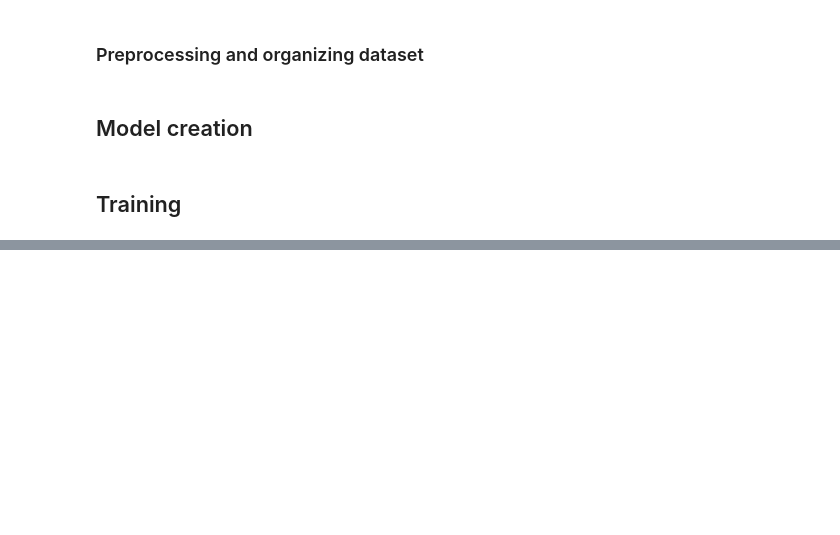
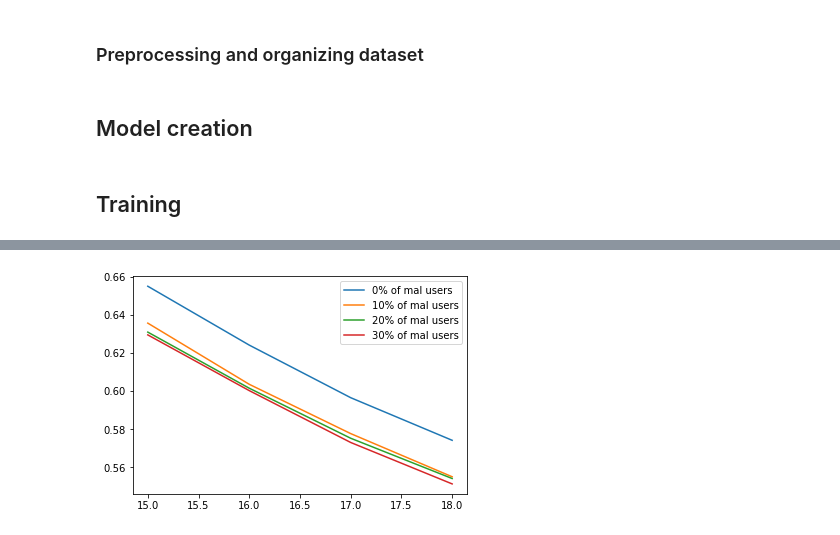
Before and after one commit to nikosgalanis/data-poisoning-defense-fl, a Jupyter notebook: Federated_Training/poison_mnist_fed.ipynb, the cells around one changed output, grey strips where cells are left out. Cells and saved outputs as stored; diff of their text form; code cells hidden in the pictures; blank space fills up the shorter version.

```diff
--- a/Federated_Training/poison_mnist_fed.ipynb
+++ b/Federated_Training/poison_mnist_fed.ipynb
@@ -380,0 +350,10 @@ plt.show()
+# %%
+epochs = [x for x in range(0, n_train_epochs)]
+for cnt, model_loss in enumerate(losses):
+
+    plt.plot(epochs[15:19], model_loss[15:19], label=str(cnt * 10) + "% of mal users")
+
+plt.legend()
+plt.show()
+# %% [output]
+[figure, added]
```
Also changed, not shown: parts of 7 cells of this notebook.
